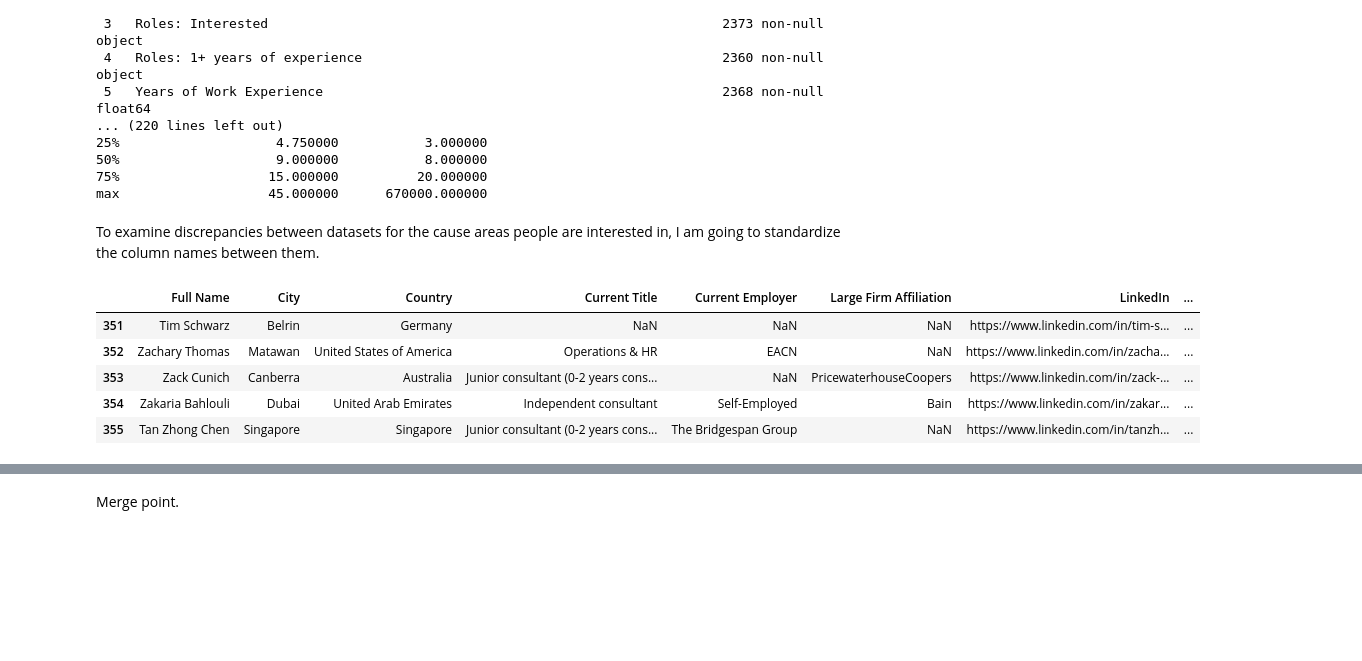
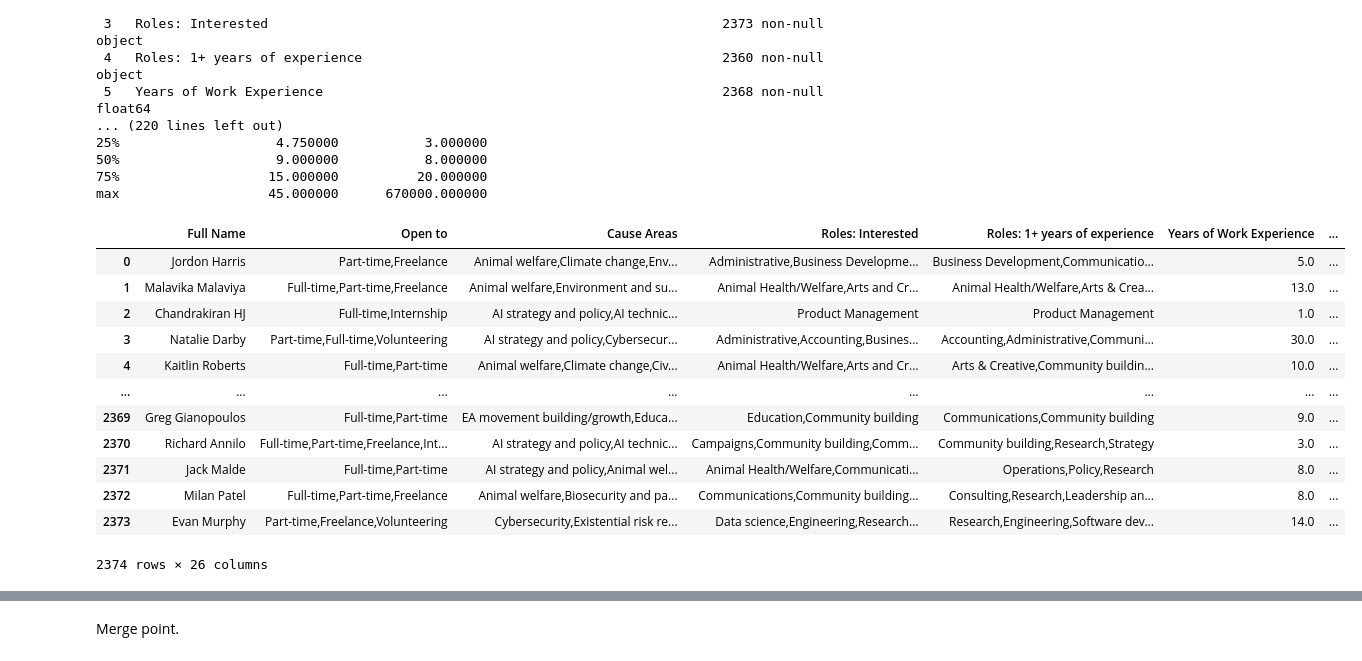
Before and after one commit to 3nikolov/IS537_Final_Project, a Jupyter notebook: Part_1_Import_Merge_Clean.ipynb, the cells around one changed output, grey strips where cells are left out. Cells and saved outputs as stored; diff of their text form; code cells hidden in the pictures; blank space fills up the shorter version.

```diff
--- a/Part_1_Import_Merge_Clean.ipynb
+++ b/Part_1_Import_Merge_Clean.ipynb
@@ -91,22 +92,37 @@ Data columns (total 26 columns):
 50%                    9.000000           8.000000
 75%                   15.000000          20.000000
 max                   45.000000      670000.000000
-# %% [markdown]
-To examine discrepancies between datasets for the cause areas people are interested in, I am going to standardize the column names between them.
 # %%
-# syntactic and pattern based error detection/repair: standardizing cause areas. make column names upper or lowercase
+# syntactic and pattern based error detection/repair on multi-value columns
 
-def cause_area_standardization(df, column_name):
+def standardization(df, column_name):
     df[column_name] = df[column_name].astype(str).str.strip()
-    df[column_name] = df[column_name].str.replace(r'\s*,\s*', ',', regex=True)
+    df[column_name] = df[column_name].str.replace(r'\s*,\s*', ',', regex=True) #replace whitespace around a comma
+    df[column_name] = df[column_name].str.replace(r'\s*/\s*', '/', regex=True) # replace whitespace around a slash
     return df
 # %%
-cause_area_standardization(CFI, "Cause Area Interests")
-CFI.tail()
+standardization(CFI, "Cause Area Interests")
+standardization(CFI, "Career Path Interests")
+standardization(HIP, "Cause Areas")
+standardization(HIP, "Open to")
+standardization(HIP, "Roles: Interested")
+standardization(HIP, "Roles: 1+ years of experience")
+standardization(HIP, "New Project - Needs")
+standardization(HIP, "Languages")
+standardization(HIP, "Work Location Preference")
+standardization(HIP, "Current Employment Status")
+standardization(HIP, "Other Interests")
 # %% [output]
-|  | Full Name | City | Country | Current Title | Current Employer | Large Firm Affiliation | LinkedIn | ... |
-| 351 | Tim Schwarz | Belrin | Germany | NaN | NaN | NaN | https://www.linkedin.com/in/tim-s... | ... |
-| 352 | Zachary Thomas | Matawan | United States of America | Operations & HR | EACN | NaN | https://www.linkedin.com/in/zacha... | ... |
-| 353 | Zack Cunich | Canberra | Australia | Junior consultant (0-2 years cons... | NaN | PricewaterhouseCoopers | https://www.linkedin.com/in/zack-... | ... |
-| 354 | Zakaria Bahlouli | Dubai | United Arab Emirates | Independent consultant | Self-Employed | Bain | https://www.linkedin.com/in/zakar... | ... |
-| 355 | Tan Zhong Chen | Singapore | Singapore | Junior consultant (0-2 years cons... | The Bridgespan Group | NaN | https://www.linkedin.com/in/tanzh... | ... |
+|  | Full Name | Open to | Cause Areas | Roles: Interested | Roles: 1+ years of experience | Years of Work Experience | ... |
+| 0 | Jordon Harris | Part-time,Freelance | Animal welfare,Climate change,Env... | Administrative,Business Developme... | Business Development,Communicatio... | 5.0 | ... |
+| 1 | Malavika Malaviya | Full-time,Part-time,Freelance | Animal welfare,Environment and su... | Animal Health/Welfare,Arts and Cr... | Animal Health/Welfare,Arts & Crea... | 13.0 | ... |
+| 2 | Chandrakiran HJ | Full-time,Internship | AI strategy and policy,AI technic... | Product Management | Product Management | 1.0 | ... |
+| 3 | Natalie Darby | Part-time,Full-time,Volunteering | AI strategy and policy,Cybersecur... | Administrative,Accounting,Busines... | Accounting,Administrative,Communi... | 30.0 | ... |
+| 4 | Kaitlin Roberts | Full-time,Part-time | Animal welfare,Climate change,Civ... | Animal Health/Welfare,Arts and Cr... | Arts & Creative,Community buildin... | 10.0 | ... |
+| ... | ... | ... | ... | ... | ... | ... | ... |
+| 2369 | Greg Gianopoulos | Full-time,Part-time | EA movement building/growth,Educa... | Education,Community building | Communications,Community building | 9.0 | ... |
+| 2370 | Richard Annilo | Full-time,Part-time,Freelance,Int... | AI strategy and policy,AI technic... | Campaigns,Community building,Comm... | Community building,Research,Strategy | 3.0 | ... |
+| 2371 | Jack Malde | Full-time,Part-time | AI strategy and policy,Animal wel... | Animal Health/Welfare,Communicati... | Operations,Policy,Research | 8.0 | ... |
+| 2372 | Milan Patel | Full-time,Part-time,Freelance | Animal welfare,Biosecurity and pa... | Communications,Community building... | Consulting,Research,Leadership an... | 8.0 | ... |
+| 2373 | Evan Murphy | Part-time,Freelance,Volunteering | Cybersecurity,Existential risk re... | Data science,Engineering,Research... | Research,Engineering,Software dev... | 14.0 | ... |
+2374 rows × 26 columns
```
Also changed, not shown: parts of 30 cells of this notebook.
